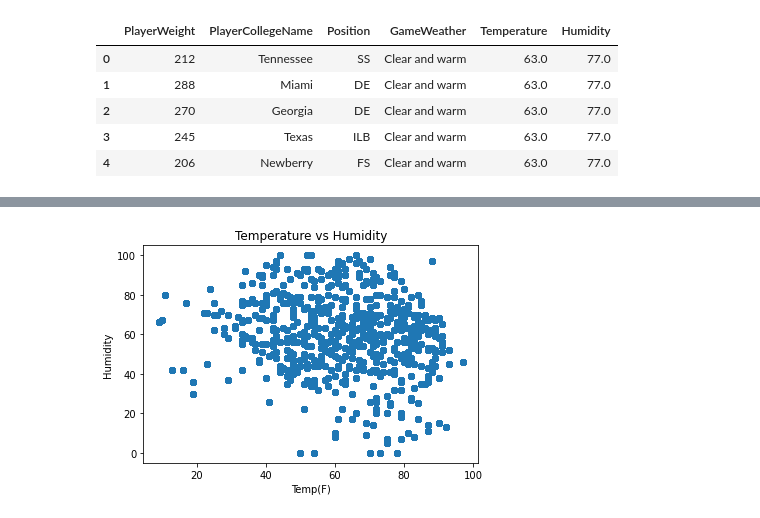
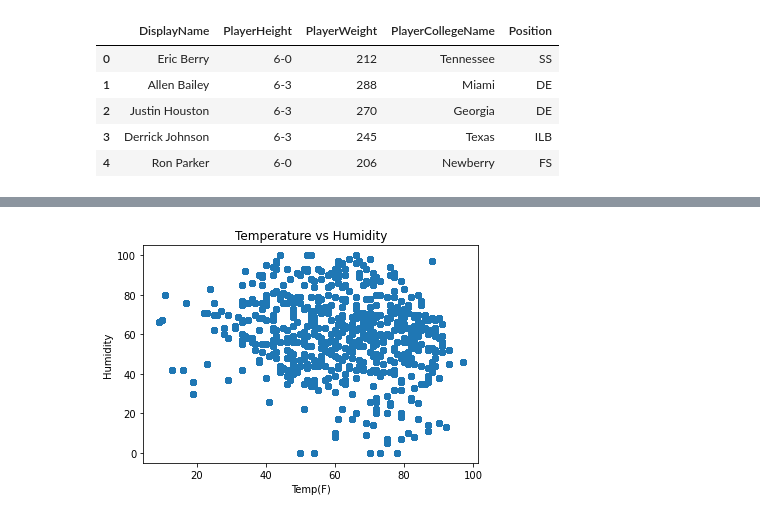
Before and after one commit to jgadomski/jgadomski.github.io, a Jupyter notebook: python_notebooks/[IS445]FinalProjectPart3Code.ipynb, the cells around one changed output, grey strips where cells are left out. Drawn from its saved outputs; the diff is of its cells as text; code cells hidden in the pictures.

```diff
--- a/python_notebooks/[IS445]FinalProjectPart3Code.ipynb
+++ b/python_notebooks/[IS445]FinalProjectPart3Code.ipynb
@@ -2,12 +2,12 @@
 import matplotlib.pyplot as plt
 import pandas as pd
 # %%
-df = pd.read_csv('NFLBigData.csv')
-df.head()
+player = pd.read_csv('NFLPlayer.csv')
+player.head()
 # %% [output]
-|  | PlayerWeight | PlayerCollegeName | Position | GameWeather | Temperature | Humidity |
-| 0 | 212 | Tennessee | SS | Clear and warm | 63.0 | 77.0 |
-| 1 | 288 | Miami | DE | Clear and warm | 63.0 | 77.0 |
-| 2 | 270 | Georgia | DE | Clear and warm | 63.0 | 77.0 |
-| 3 | 245 | Texas | ILB | Clear and warm | 63.0 | 77.0 |
-| 4 | 206 | Newberry | FS | Clear and warm | 63.0 | 77.0 |
+|  | DisplayName | PlayerHeight | PlayerWeight | PlayerCollegeName | Position |
+| 0 | Eric Berry | 6-0 | 212 | Tennessee | SS |
+| 1 | Allen Bailey | 6-3 | 288 | Miami | DE |
+| 2 | Justin Houston | 6-3 | 270 | Georgia | DE |
+| 3 | Derrick Johnson | 6-3 | 245 | Texas | ILB |
+| 4 | Ron Parker | 6-0 | 206 | Newberry | FS |
```
Also changed, not shown: parts of 5 cells of this notebook.
